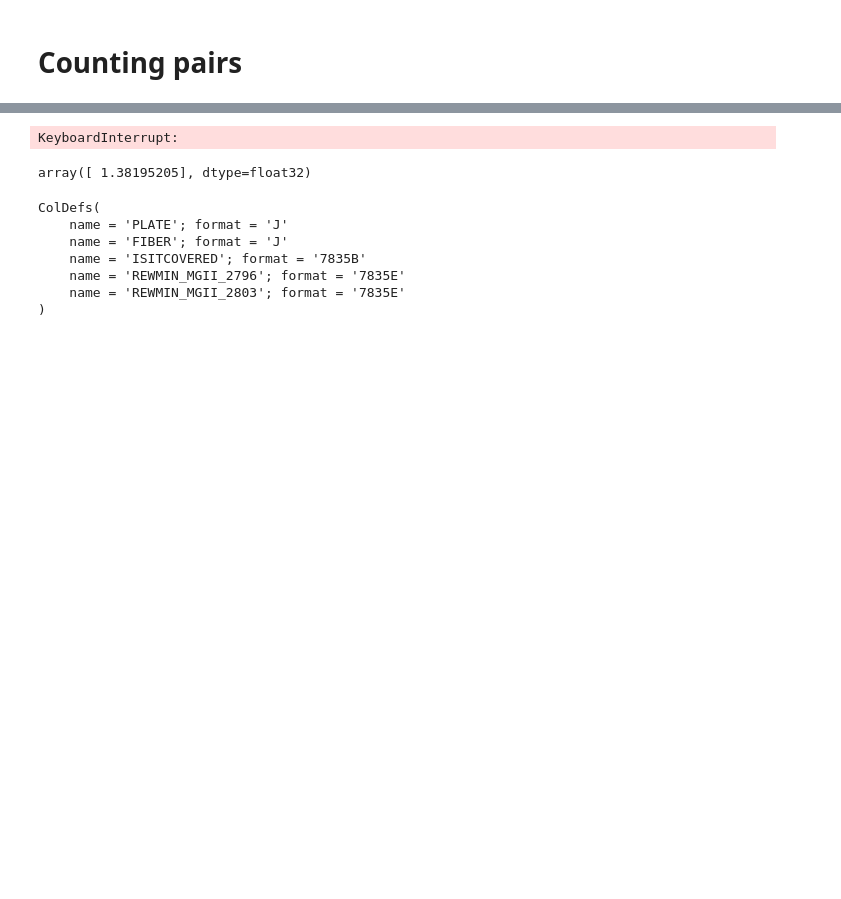
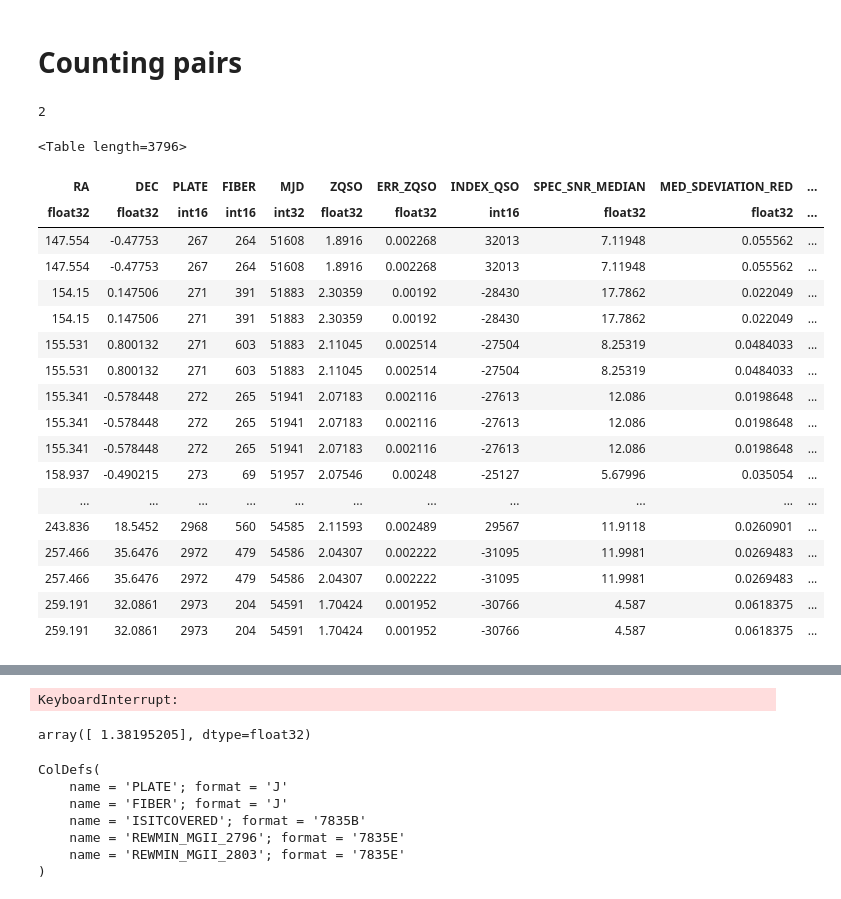
Before and after one commit to SunilSimha/MgIIabs, a Jupyter notebook: docs/Counting pairs.ipynb, the cells around one changed output, grey strips where cells are left out. Drawn from its saved outputs; the diff is of its cells as text; code cells hidden in the pictures; blank space fills up the shorter version.

```diff
--- a/docs/Counting pairs.ipynb
+++ b/docs/Counting pairs.ipynb
@@ -21,7 +24,7 @@ fullData = Table.read(data_folder+'Trimmed_SDSS_DR7_107_NonBAL_NonRpt_SDSSRpt.fi
 fullData = fullData[fullData['BAL_FLG']==0]
 fullData = fullData[(fullData['ZABS']>=zmin)*(fullData['ZABS']<=zmax)]
 #Filtering out associated absorbers (<5000 km/s away)
-fullData = fullData[abs(getdata.relVec(fullData['ZABS'],
+fullData = fullData[abs(getdata._relVec(fullData['ZABS'],
                     fullData['ZQSO']))>(5000/3e5)]
 truncData = fullData[fullData['REW_MGII_2796'] > minREW]
 groupedData = truncData.group_by(['PLATE','FIBER','MJD'])
@@ -34,3 +39,29 @@ zrange = (zgrid>=zmin)*(zgrid<=zmax)
+# %%
+grouplengths = groupedData.groups.indices[1:]-groupedData.groups.indices[:-1]
+# %% [output]
+2
+# %%
+groupedData.groups[grouplengths>1]
+# %% [output]
+<Table length=3796>
+| RA | DEC | PLATE | FIBER | MJD | ZQSO | ERR_ZQSO | INDEX_QSO | SPEC_SNR_MEDIAN | MED_SDEVIATION_RED | ... |
+| float32 | float32 | int16 | int16 | int32 | float32 | float32 | int16 | float32 | float32 | ... |
+| 147.554 | -0.47753 | 267 | 264 | 51608 | 1.8916 | 0.002268 | 32013 | 7.11948 | 0.055562 | ... |
+| 147.554 | -0.47753 | 267 | 264 | 51608 | 1.8916 | 0.002268 | 32013 | 7.11948 | 0.055562 | ... |
+| 154.15 | 0.147506 | 271 | 391 | 51883 | 2.30359 | 0.00192 | -28430 | 17.7862 | 0.022049 | ... |
+| 154.15 | 0.147506 | 271 | 391 | 51883 | 2.30359 | 0.00192 | -28430 | 17.7862 | 0.022049 | ... |
+| 155.531 | 0.800132 | 271 | 603 | 51883 | 2.11045 | 0.002514 | -27504 | 8.25319 | 0.0484033 | ... |
+| 155.531 | 0.800132 | 271 | 603 | 51883 | 2.11045 | 0.002514 | -27504 | 8.25319 | 0.0484033 | ... |
+| 155.341 | -0.578448 | 272 | 265 | 51941 | 2.07183 | 0.002116 | -27613 | 12.086 | 0.0198648 | ... |
+| 155.341 | -0.578448 | 272 | 265 | 51941 | 2.07183 | 0.002116 | -27613 | 12.086 | 0.0198648 | ... |
+| 155.341 | -0.578448 | 272 | 265 | 51941 | 2.07183 | 0.002116 | -27613 | 12.086 | 0.0198648 | ... |
+| 158.937 | -0.490215 | 273 | 69 | 51957 | 2.07546 | 0.00248 | -25127 | 5.67996 | 0.035054 | ... |
+| ... | ... | ... | ... | ... | ... | ... | ... | ... | ... | ... |
+| 243.836 | 18.5452 | 2968 | 560 | 54585 | 2.11593 | 0.002489 | 29567 | 11.9118 | 0.0260901 | ... |
+| 257.466 | 35.6476 | 2972 | 479 | 54586 | 2.04307 | 0.002222 | -31095 | 11.9981 | 0.0269483 | ... |
+| 257.466 | 35.6476 | 2972 | 479 | 54586 | 2.04307 | 0.002222 | -31095 | 11.9981 | 0.0269483 | ... |
+| 259.191 | 32.0861 | 2973 | 204 | 54591 | 1.70424 | 0.001952 | -30766 | 4.587 | 0.0618375 | ... |
+| 259.191 | 32.0861 | 2973 | 204 | 54591 | 1.70424 | 0.001952 | -30766 | 4.587 | 0.0618375 | ... |
 # %%
 from itertools import combinations as combos
 from itertools import chain
```
Also changed, not shown: parts of 6 cells of this notebook, 1 other file.
